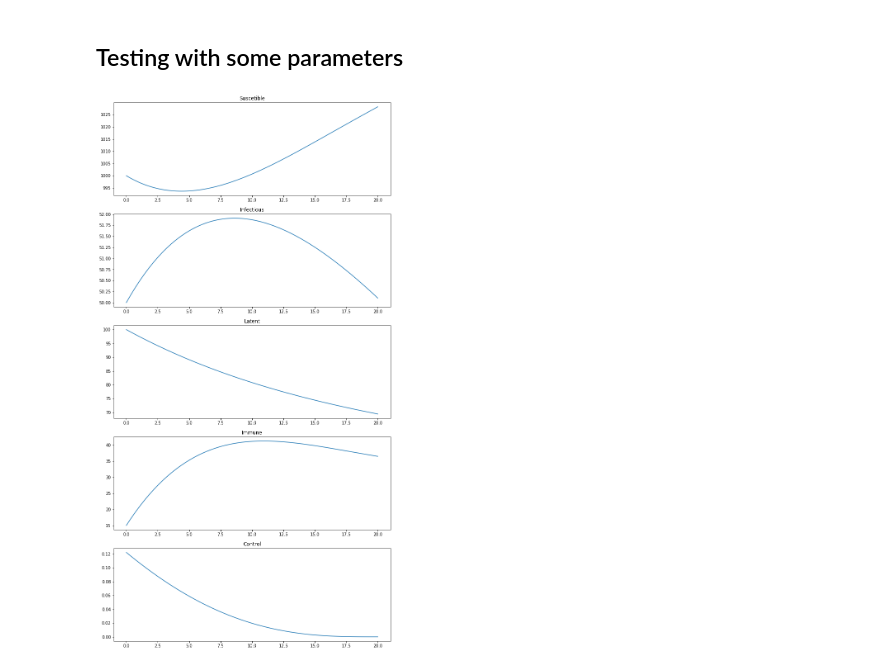
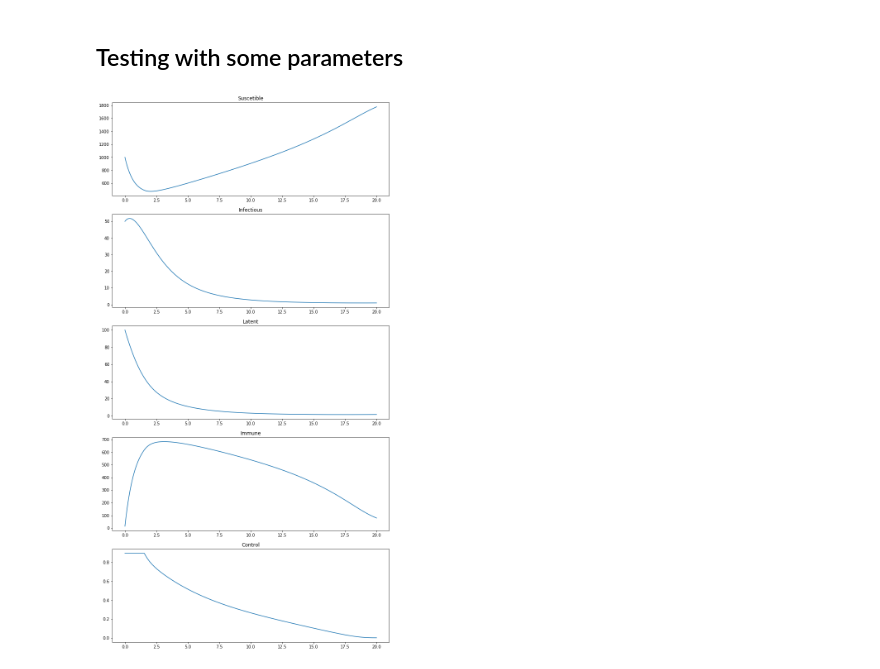
Before and after one commit to lucasmoschen/ta-sessions, a Jupyter notebook: Optimal_Control/Laboratory_13.ipynb, the cells around one changed output. Drawn from its saved outputs; the diff is of its cells as text; code cells hidden in the pictures.

```diff
--- a/Optimal_Control/Laboratory_13.ipynb
+++ b/Optimal_Control/Laboratory_13.ipynb
@@ -152,8 +154,8 @@ class Epidemic:
 
     def solve(self):
         #parameters
-        N = 100
-        h = 1/N
+        N = 100*self.T
+        h = 1/100
         p = 0.001
         test = -1
 
@@ -212,24 +214,24 @@ A,a,b,c,d,e,g,T,S0,E0,I0,R0 = 0.1,0.2,0.525,0.001,0.5,0.5,0.1,20,1000,100,50,15
 problem = Epidemic(A,a,b,c,d,e,g,T,S0,E0,I0,R0)
 S,E,I,R,u = problem.solve()
 # %%
-t = np.linspace(0,T,100 + 1)
+t = np.linspace(0,T,100*T + 1)
 
 fig = plt.figure(figsize=(12,24))
 plt.subplot(5,1,1)
 plt.plot(t, S)
 plt.title('Suscetible')
 plt.subplot(5,1,2)
 plt.plot(t, I)
 plt.title('Infectious')
 plt.subplot(5,1,3)
 plt.plot(t, E)
 plt.title('Latent')
 plt.subplot(5,1,4)
 plt.plot(t, R)
 plt.title('Immune')
 plt.subplot(5,1,5)
 plt.plot(t, u)
 plt.title('Control')
 plt.show()
 # %% [output]
-[figure, old version]
+[figure, new version]
```
Also changed, not shown: parts of 1 cell of this notebook, 2 other files.
